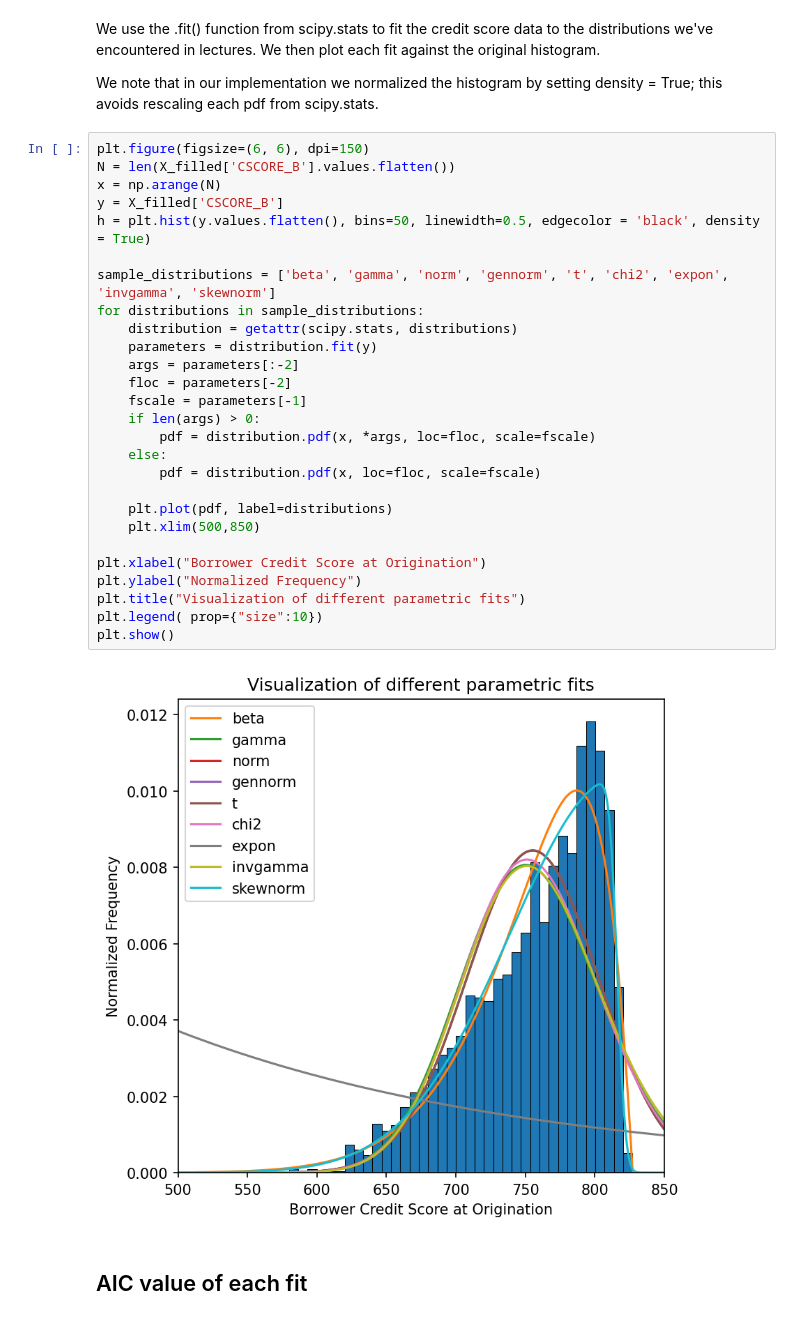
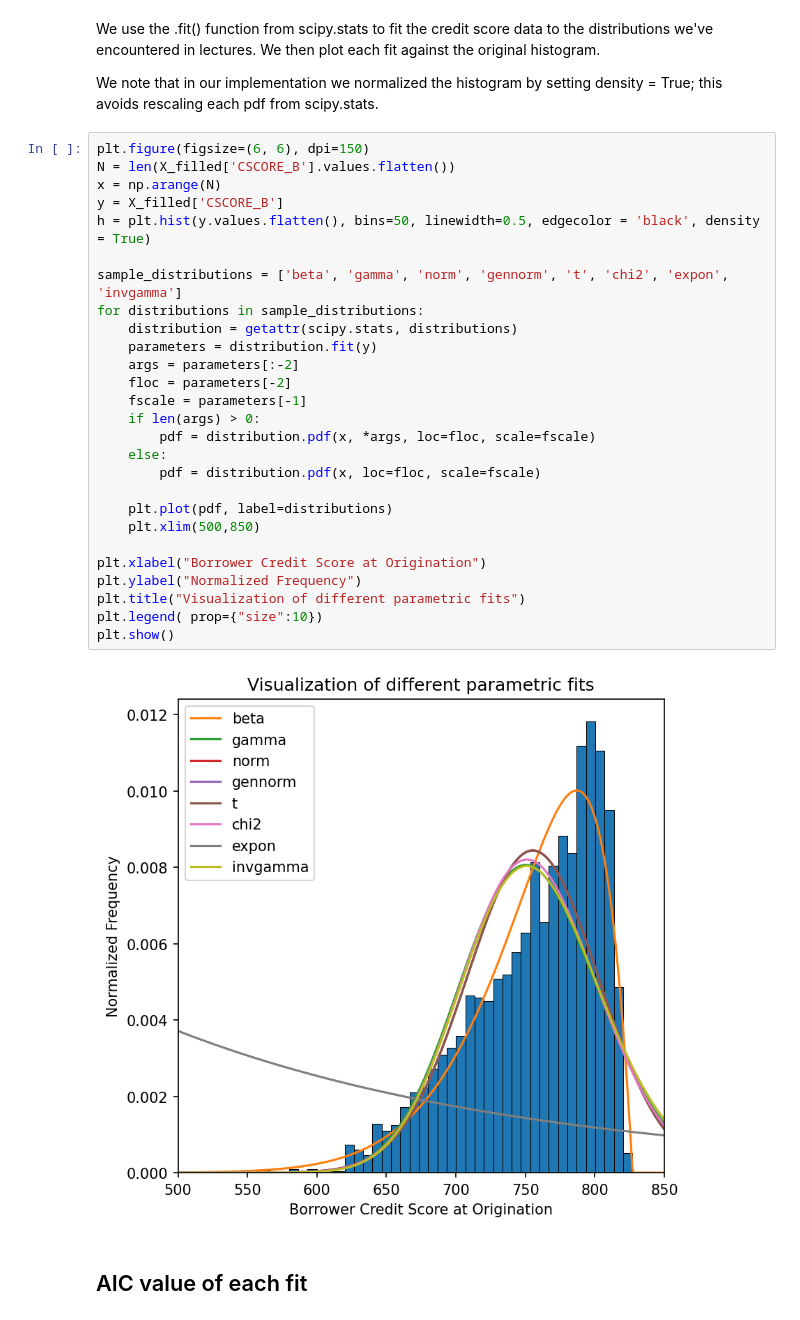
Before and after one commit to BohangWei/FDS-Final-Project, a Jupyter notebook: FinalProjectFall2021.ipynb, the cells around one changed output. Drawn from its saved outputs; the diff is of its cells as text.

```diff
--- a/FinalProjectFall2021.ipynb
+++ b/FinalProjectFall2021.ipynb
@@ -631,32 +631,32 @@ We note that in our implementation we normalized the histogram by setting densit
 # %%
 plt.figure(figsize=(6, 6), dpi=150)
 N = len(X_filled['CSCORE_B'].values.flatten())
 x = np.arange(N)
 y = X_filled['CSCORE_B']
 h = plt.hist(y.values.flatten(), bins=50, linewidth=0.5, edgecolor = 'black', density = True)
 
-sample_distributions = ['beta', 'gamma', 'norm', 'gennorm', 't', 'chi2', 'expon', 'invgamma', 'skewnorm']
+sample_distributions = ['beta', 'gamma', 'norm', 'gennorm', 't', 'chi2', 'expon', 'invgamma']
 for distributions in sample_distributions:
     distribution = getattr(scipy.stats, distributions)
     parameters = distribution.fit(y)
     args = parameters[:-2]
     floc = parameters[-2]
     fscale = parameters[-1]
     if len(args) > 0:
         pdf = distribution.pdf(x, *args, loc=floc, scale=fscale)
     else:
         pdf = distribution.pdf(x, loc=floc, scale=fscale)
 
     plt.plot(pdf, label=distributions)
     plt.xlim(500,850)
 
 plt.xlabel("Borrower Credit Score at Origination")
 plt.ylabel("Normalized Frequency")
 plt.title("Visualization of different parametric fits")
 plt.legend( prop={"size":10})
 plt.show()
 # %% [output]
-[figure, old version]
+[figure, new version]
 # %% [markdown]
 ## AIC value of each fit
 # %% [markdown]
```
Also changed, not shown: parts of 26 cells of this notebook.
